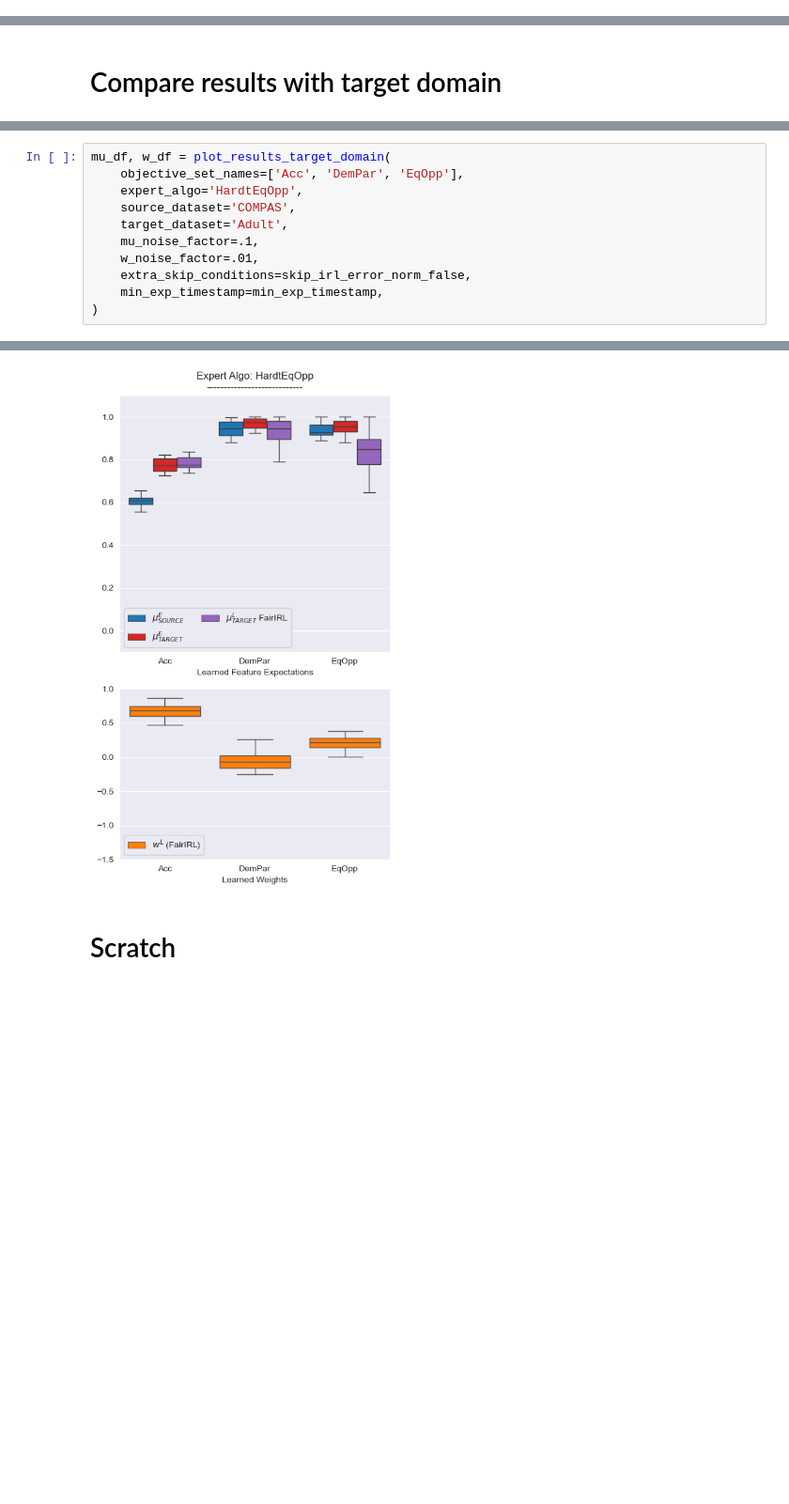
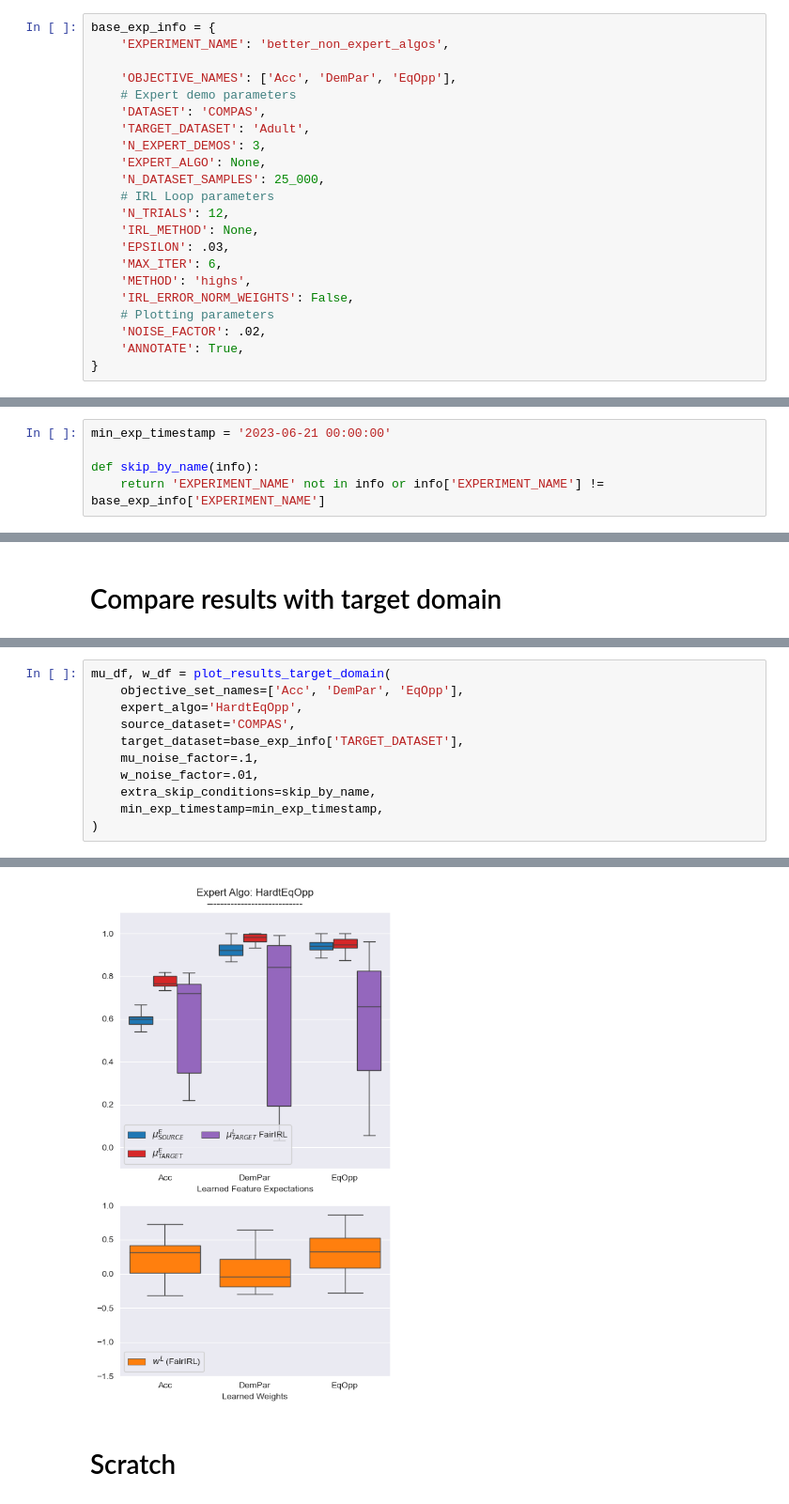
Before and after one commit to jackblandin/research, a Jupyter notebook: experiments/irl/Fair IRL Experiments.ipynb, the cells around one changed output, grey strips where cells are left out. Shown: that part at 94% size. Saved outputs shown, nothing was run; the diff lists cells and outputs as text; blank space fills up the shorter version.

```diff
--- a/experiments/irl/Fair IRL Experiments.ipynb
+++ b/experiments/irl/Fair IRL Experiments.ipynb
@@ -62,3 +40,25 @@ base_exp_info = {
+# %%
+base_exp_info = {
+    'EXPERIMENT_NAME': 'better_non_expert_algos',
+
+    'OBJECTIVE_NAMES': ['Acc', 'DemPar', 'EqOpp'],
+    # Expert demo parameters
+    'DATASET': 'COMPAS',
+    'TARGET_DATASET': 'Adult',
+    'N_EXPERT_DEMOS': 3,
+    'EXPERT_ALGO': None,
+    'N_DATASET_SAMPLES': 25_000,
+    # IRL Loop parameters
+    'N_TRIALS': 12,
+    'IRL_METHOD': None,
+    'EPSILON': .03,
+    'MAX_ITER': 6,
+    'METHOD': 'highs',
+    'IRL_ERROR_NORM_WEIGHTS': False,
+    # Plotting parameters
+    'NOISE_FACTOR': .02,
+    'ANNOTATE': True,
+}
 # %%
 experiments = [
     {
@@ -283 +155,6 @@ def skip_irl_error_norm_false(info):
+# %%
+min_exp_timestamp = '2023-06-21 00:00:00'
+
+def skip_by_name(info):
+    return 'EXPERIMENT_NAME' not in info or info['EXPERIMENT_NAME'] != base_exp_info['EXPERIMENT_NAME']
 # %%
@@ -372,17 +235,17 @@ TARGET DATASET: Adult
 # %%
 mu_df, w_df = plot_results_target_domain(
     objective_set_names=['Acc', 'DemPar', 'EqOpp'],
     expert_algo='HardtEqOpp',
     source_dataset='COMPAS',
-    target_dataset='Adult',
+    target_dataset=base_exp_info['TARGET_DATASET'],
     mu_noise_factor=.1,
     w_noise_factor=.01,
-    extra_skip_conditions=skip_irl_error_norm_false,
+    extra_skip_conditions=skip_by_name,
     min_exp_timestamp=min_exp_timestamp,
 )
 # %% [output]
 SOURCE DATASET: COMPAS
 TARGET DATASET: Adult
-[figure, old version]
+[figure, new version]
 # %% [markdown]
 # Scratch
```
Also changed, not shown: parts of 11 cells of this notebook, 10 other files.
